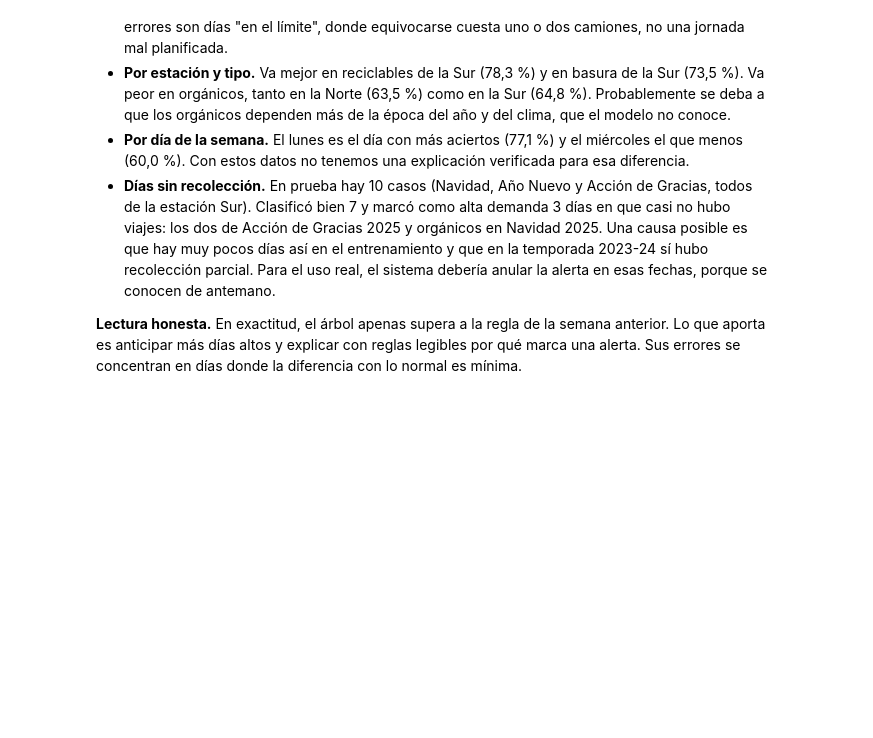
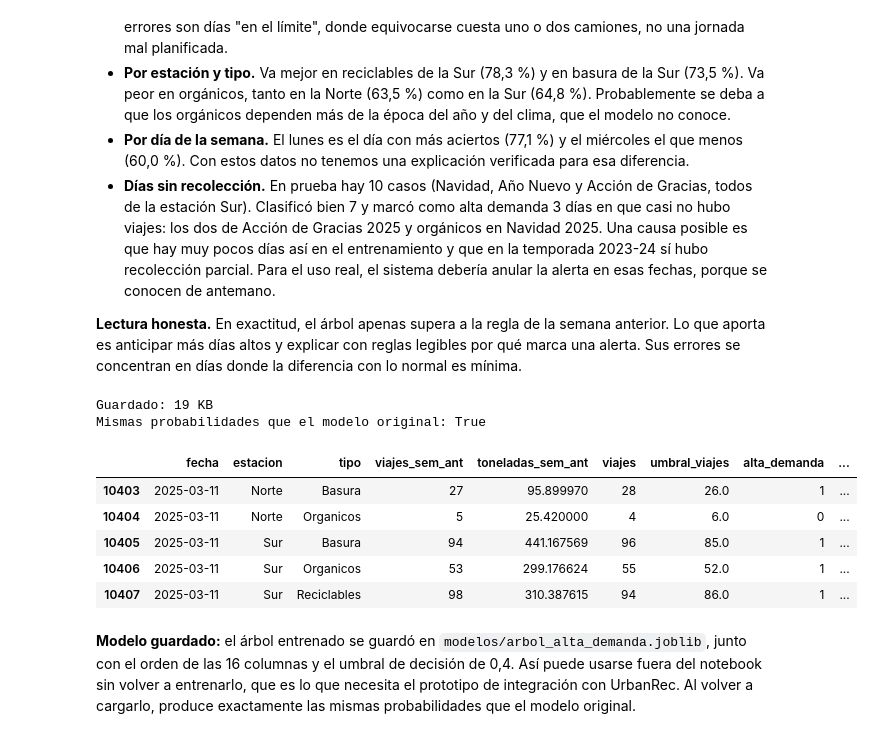
Before and after one commit to Naccho27/tp-predictivos, a Jupyter notebook: notebooks/02_clasificacion_arbol.ipynb, the cells around one changed output. Drawn from its saved outputs; the diff is of its cells as text; code cells hidden in the pictures; blank space fills up the shorter version.

Commit message:
Notebook 02: guardar el modelo entrenado para el prototipo de UrbanRec

```diff
--- a/notebooks/02_clasificacion_arbol.ipynb
+++ b/notebooks/02_clasificacion_arbol.ipynb
@@ -636,3 +636,56 @@ Limitaciones: la principal es la definición de la categoría por la mediana, qu
 - **Días sin recolección.** En prueba hay 10 casos (Navidad, Año Nuevo y Acción de Gracias, todos de la estación Sur). Clasificó bien 7 y marcó como alta demanda 3 días en que casi no hubo viajes: los dos de Acción de Gracias 2025 y orgánicos en Navidad 2025. Una causa posible es que hay muy pocos días así en el entrenamiento y que en la temporada 2023-24 sí hubo recolección parcial. Para el uso real, el sistema debería anular la alerta en esas fechas, porque se conocen de antemano.
 
 **Lectura honesta.** En exactitud, el árbol apenas supera a la regla de la semana anterior. Lo que aporta es anticipar más días altos y explicar con reglas legibles por qué marca una alerta. Sus errores se concentran en días donde la diferencia con lo normal es mínima.
+# %%
+# Paso 18 · Guardar el modelo para usarlo fuera del notebook
+
+# Qué hacemos: guardar en un archivo todo lo que hace falta para predecir sin volver a entrenar.
+# Por qué: la API de UrbanRec va a cargar este archivo una sola vez al arrancar
+# y lo va a usar para responder cada consulta. No puede entrenar en cada pedido.
+
+import os
+import joblib   # viene con scikit-learn; guarda y carga objetos de Python en archivos
+
+# Creamos la carpeta modelos/ en la raíz del repo (exist_ok=True: no falla si ya existe)
+os.makedirs("../modelos", exist_ok=True)
+
+# No alcanza con guardar el árbol solo. La API también necesita:
+# - columnas: el orden exacto de las 16 columnas del one-hot. Si llegan en otro orden,
+#   el árbol lee "estacion_Sur" donde esperaba "anio" y predice cualquier cosa.
+# - umbral: la regla de decisión que elegimos con validación (0,4, no el 0,5 por defecto).
+# - fecha_corte: no se usa para predecir, pero deja registrado con qué datos se entrenó.
+paquete = {
+    "modelo": arbol,
+    "columnas": list(X.columns),
+    "umbral": UMBRAL,
+    "fecha_corte": FECHA_CORTE,
+}
+joblib.dump(paquete, "../modelos/arbol_alta_demanda.joblib")
+print("Guardado:", os.path.getsize("../modelos/arbol_alta_demanda.joblib") // 1024, "KB")
+
+# Verificación: lo volvemos a cargar y comprobamos que predice exactamente lo mismo.
+# Si algo se guardó mal, lo detectamos acá y no cuando la API ya esté andando.
+cargado = joblib.load("../modelos/arbol_alta_demanda.joblib")
+prob_cargado = cargado["modelo"].predict_proba(X_pru[cargado["columnas"]])[:, 1]
+print("Mismas probabilidades que el modelo original:", (prob_cargado == prob_arbol).all())
+# %% [output]
+Guardado: 19 KB
+Mismas probabilidades que el modelo original: True
+# %%
+# Datos del martes 11/03/2025: los vamos a mandar a la API para comprobar
+# que devuelve las mismas probabilidades que el notebook
+mascara_dia = (df.loc[~es_entrenamiento, "fecha"] == "2025-03-11").values
+ejemplo = df.loc[df["fecha"] == "2025-03-11",
+                 ["fecha", "estacion", "tipo", "viajes_sem_ant", "toneladas_sem_ant",
+                  "viajes", "umbral_viajes", "alta_demanda"]].copy()
+ejemplo["probabilidad"] = prob_arbol[mascara_dia].round(3)
+ejemplo
+# %% [output]
+|  | fecha | estacion | tipo | viajes_sem_ant | toneladas_sem_ant | viajes | umbral_viajes | alta_demanda | ... |
+| 10403 | 2025-03-11 | Norte | Basura | 27 | 95.899970 | 28 | 26.0 | 1 | ... |
+| 10404 | 2025-03-11 | Norte | Organicos | 5 | 25.420000 | 4 | 6.0 | 0 | ... |
+| 10405 | 2025-03-11 | Sur | Basura | 94 | 441.167569 | 96 | 85.0 | 1 | ... |
+| 10406 | 2025-03-11 | Sur | Organicos | 53 | 299.176624 | 55 | 52.0 | 1 | ... |
+| 10407 | 2025-03-11 | Sur | Reciclables | 98 | 310.387615 | 94 | 86.0 | 1 | ... |
+# %% [markdown]
+**Modelo guardado:** el árbol entrenado se guardó en `modelos/arbol_alta_demanda.joblib`, junto con el orden de las 16 columnas y el umbral de decisión de 0,4. Así puede usarse fuera del notebook sin volver a entrenarlo, que es lo que necesita el prototipo de integración con UrbanRec. Al volver a cargarlo, produce exactamente las mismas probabilidades que el modelo original.
```
Also changed, not shown: 1 other file.
